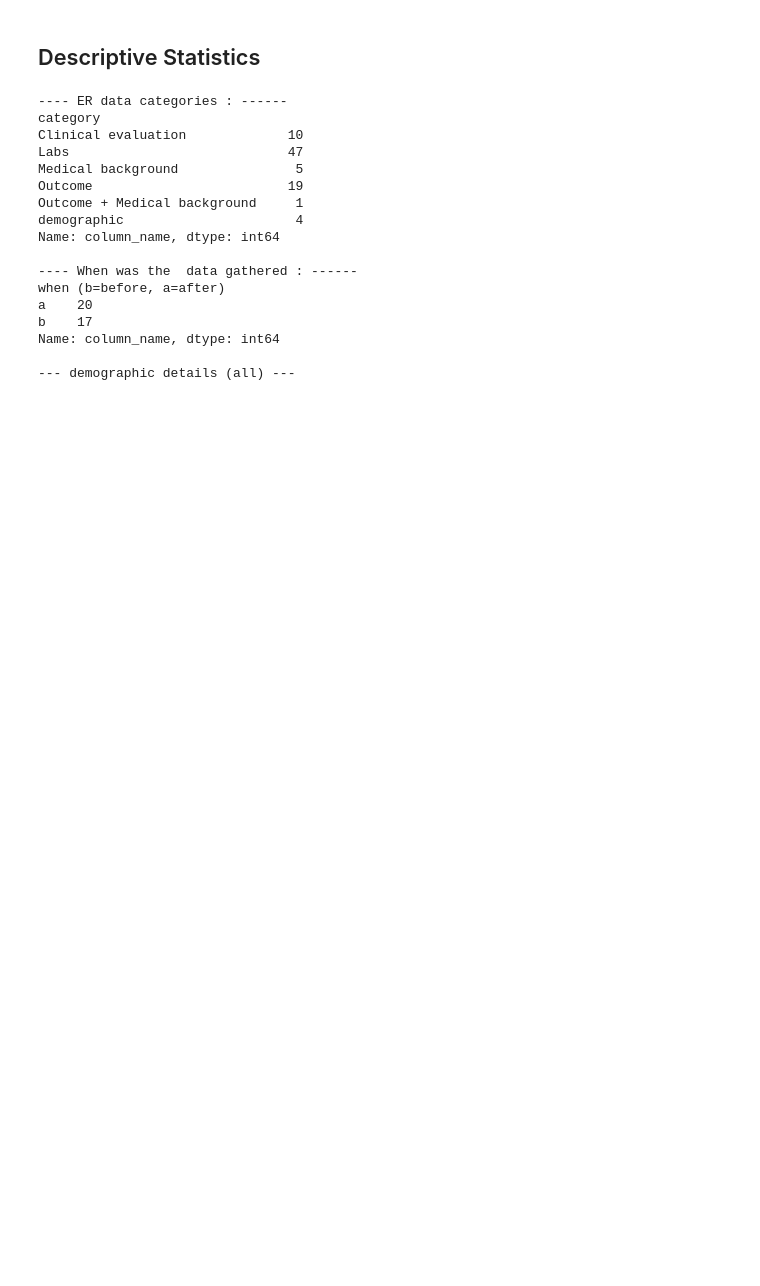
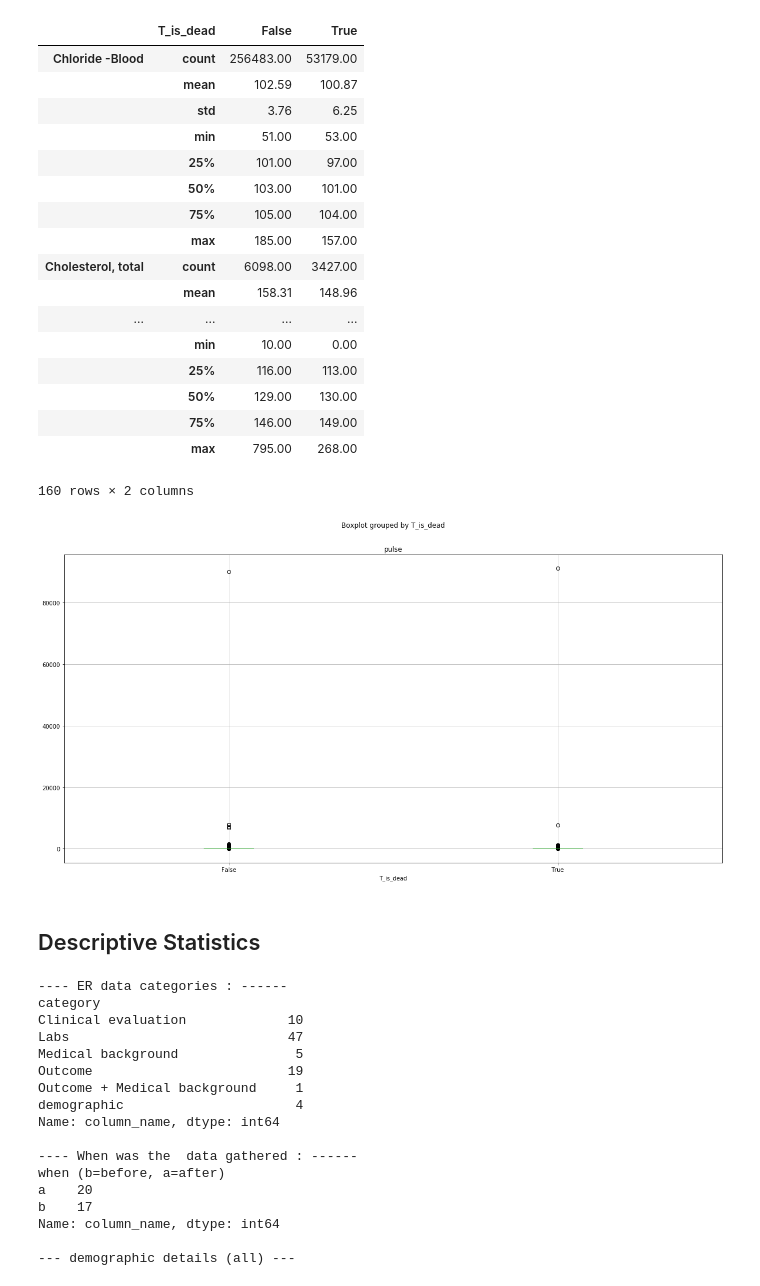
Before and after one commit to talionet/Shiba-Hackathon, a Jupyter notebook: notebooks/ER_data_exploration.ipynb, the cells around one changed output. Drawn from its saved outputs; the diff is of its cells as text; code cells hidden in the pictures; blank space fills up the shorter version.

```diff
--- a/notebooks/ER_data_exploration.ipynb
+++ b/notebooks/ER_data_exploration.ipynb
@@ -92,3 +115,32 @@ plot_events_by_time(death_data, by_time='admission_date_min',stack_var = 'discha
+# %%
+target_cols= ['pulse']
+group_by_col = 'T_is_dead'
+#clean_data = data_with_targets.loc[datw_with_targets]
+data_with_targets.loc[data_with_targets.is_hospitalization].boxplot(by=group_by_col,column=target_cols,figsize= (20,10))
+data_with_targets.groupby(group_by_col).describe().T
+
+#plot_with_legend(death_data)
+#plot_with_legend(data_with_targets, group_var='T_is_dead', plot_var='age_on_date',drop_values=[] )
+# %% [output]
+|  | T_is_dead | False | True |
+| Chloride -Blood | count | 256483.00 | 53179.00 |
+|  | mean | 102.59 | 100.87 |
+|  | std | 3.76 | 6.25 |
+|  | min | 51.00 | 53.00 |
+|  | 25% | 101.00 | 97.00 |
+|  | 50% | 103.00 | 101.00 |
+|  | 75% | 105.00 | 104.00 |
+|  | max | 185.00 | 157.00 |
+| Cholesterol, total | count | 6098.00 | 3427.00 |
+|  | mean | 158.31 | 148.96 |
+| ... | ... | ... | ... |
+|  | min | 10.00 | 0.00 |
+|  | 25% | 116.00 | 113.00 |
+|  | 50% | 129.00 | 130.00 |
+|  | 75% | 146.00 | 149.00 |
+|  | max | 795.00 | 268.00 |
+160 rows × 2 columns
+[figure, added]
 # %% [markdown]
 ## Descriptive Statistics
 # %%
```
Also changed, not shown: parts of 4 cells of this notebook, 1 other file.
